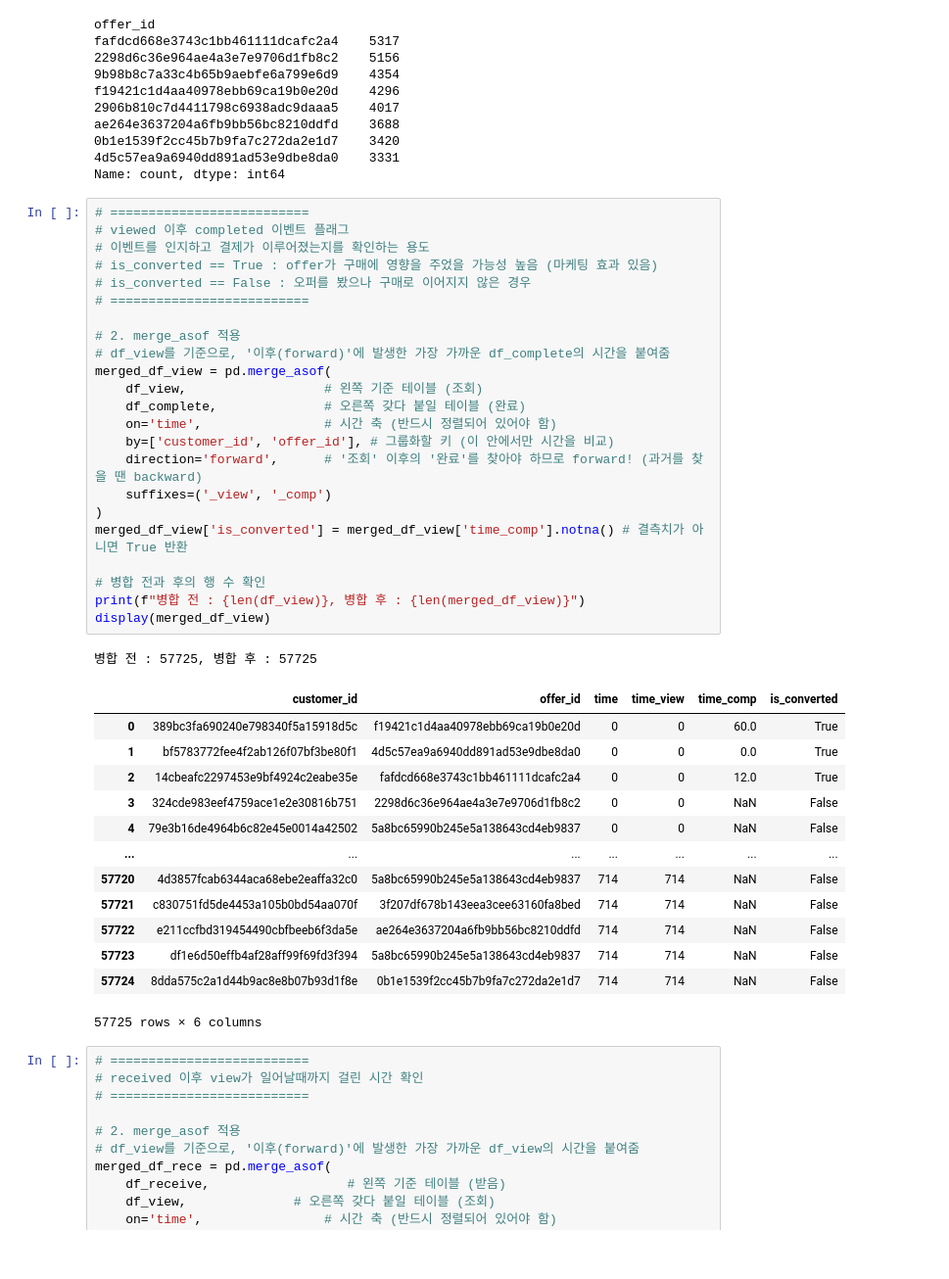
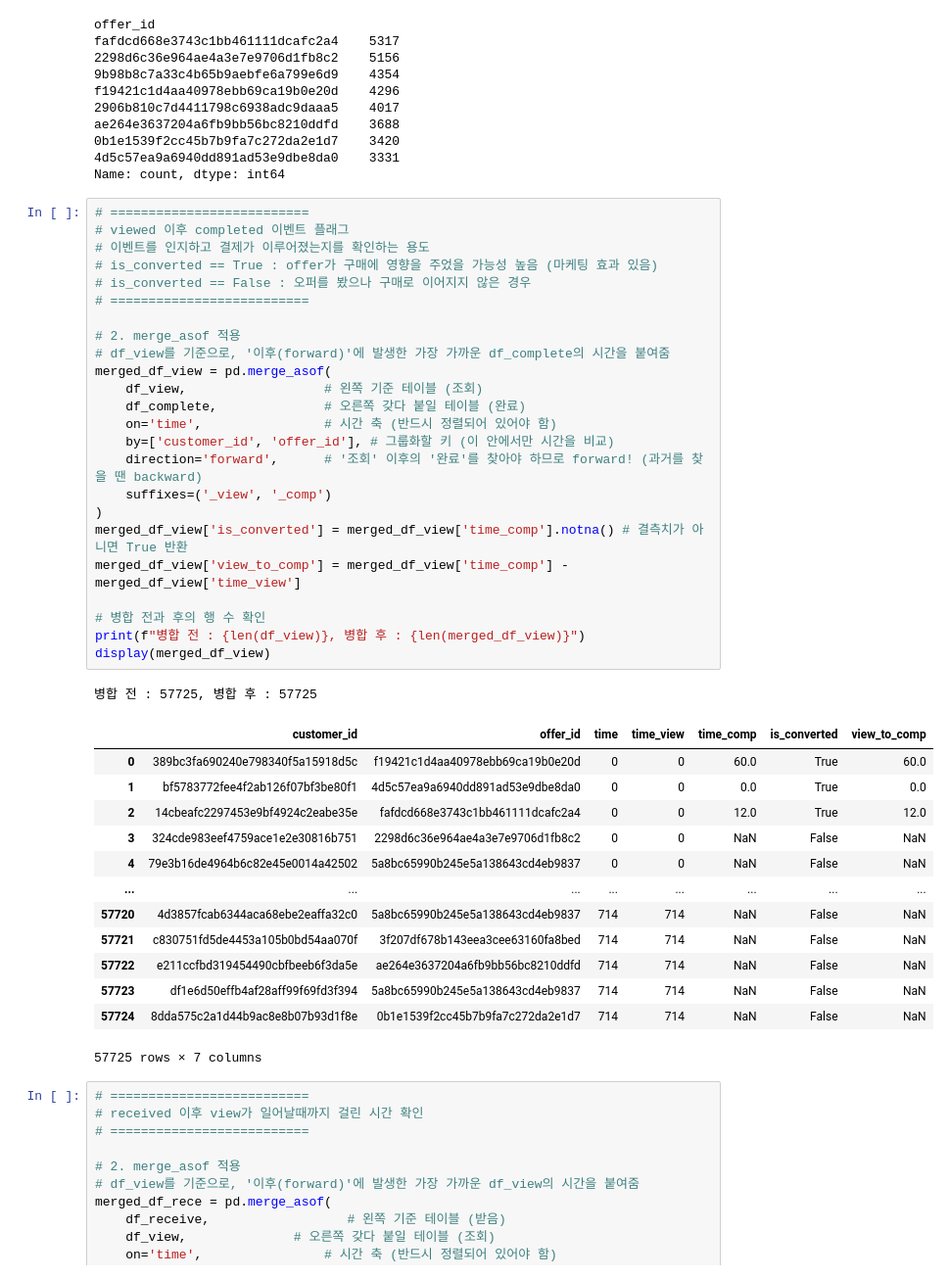
Before and after one commit to rladbstj56/practice_project, a Jupyter notebook: Myun_EDA/eda_myun.ipynb, the cells around one changed output. Shown at 98% size. Cells and saved outputs as stored; diff of their text form.

```diff
--- a/Myun_EDA/eda_myun.ipynb
+++ b/Myun_EDA/eda_myun.ipynb
@@ -158,41 +158,42 @@ Name: count, dtype: int64
 # %%
 # ==========================
 # viewed 이후 completed 이벤트 플래그
 # 이벤트를 인지하고 결제가 이루어졌는지를 확인하는 용도
 # is_converted == True : offer가 구매에 영향을 주었을 가능성 높음 (마케팅 효과 있음)
 # is_converted == False : 오퍼를 봤으나 구매로 이어지지 않은 경우
 # ==========================
 
 # 2. merge_asof 적용
 # df_view를 기준으로, '이후(forward)'에 발생한 가장 가까운 df_complete의 시간을 붙여줌
 merged_df_view = pd.merge_asof(
     df_view,                  # 왼쪽 기준 테이블 (조회)
     df_complete,              # 오른쪽 갖다 붙일 테이블 (완료)
     on='time',                # 시간 축 (반드시 정렬되어 있어야 함)
     by=['customer_id', 'offer_id'], # 그룹화할 키 (이 안에서만 시간을 비교)
     direction='forward',      # '조회' 이후의 '완료'를 찾아야 하므로 forward! (과거를 찾을 땐 backward)
     suffixes=('_view', '_comp')
 )
 merged_df_view['is_converted'] = merged_df_view['time_comp'].notna() # 결측치가 아니면 True 반환
+merged_df_view['view_to_comp'] = merged_df_view['time_comp'] - merged_df_view['time_view']
 
 # 병합 전과 후의 행 수 확인
 print(f"병합 전 : {len(df_view)}, 병합 후 : {len(merged_df_view)}")
 display(merged_df_view)
 # %% [output]
 병합 전 : 57725, 병합 후 : 57725
-|  | customer_id | offer_id | time | time_view | time_comp | is_converted |
-| 0 | 389bc3fa690240e798340f5a15918d5c | f19421c1d4aa40978ebb69ca19b0e20d | 0 | 0 | 60.0 | True |
-| 1 | bf5783772fee4f2ab126f07bf3be80f1 | 4d5c57ea9a6940dd891ad53e9dbe8da0 | 0 | 0 | 0.0 | True |
-| 2 | 14cbeafc2297453e9bf4924c2eabe35e | fafdcd668e3743c1bb461111dcafc2a4 | 0 | 0 | 12.0 | True |
-| 3 | 324cde983eef4759ace1e2e30816b751 | 2298d6c36e964ae4a3e7e9706d1fb8c2 | 0 | 0 | NaN | False |
-| 4 | 79e3b16de4964b6c82e45e0014a42502 | 5a8bc65990b245e5a138643cd4eb9837 | 0 | 0 | NaN | False |
-| ... | ... | ... | ... | ... | ... | ... |
-| 57720 | 4d3857fcab6344aca68ebe2eaffa32c0 | 5a8bc65990b245e5a138643cd4eb9837 | 714 | 714 | NaN | False |
-| 57721 | c830751fd5de4453a105b0bd54aa070f | 3f207df678b143eea3cee63160fa8bed | 714 | 714 | NaN | False |
-| 57722 | e211ccfbd319454490cbfbeeb6f3da5e | ae264e3637204a6fb9bb56bc8210ddfd | 714 | 714 | NaN | False |
-| 57723 | df1e6d50effb4af28aff99f69fd3f394 | 5a8bc65990b245e5a138643cd4eb9837 | 714 | 714 | NaN | False |
-| 57724 | 8dda575c2a1d44b9ac8e8b07b93d1f8e | 0b1e1539f2cc45b7b9fa7c272da2e1d7 | 714 | 714 | NaN | False |
+|  | customer_id | offer_id | time | time_view | time_comp | is_converted | view_to_comp |
+| 0 | 389bc3fa690240e798340f5a15918d5c | f19421c1d4aa40978ebb69ca19b0e20d | 0 | 0 | 60.0 | True | 60.0 |
+| 1 | bf5783772fee4f2ab126f07bf3be80f1 | 4d5c57ea9a6940dd891ad53e9dbe8da0 | 0 | 0 | 0.0 | True | 0.0 |
+| 2 | 14cbeafc2297453e9bf4924c2eabe35e | fafdcd668e3743c1bb461111dcafc2a4 | 0 | 0 | 12.0 | True | 12.0 |
+| 3 | 324cde983eef4759ace1e2e30816b751 | 2298d6c36e964ae4a3e7e9706d1fb8c2 | 0 | 0 | NaN | False | NaN |
+| 4 | 79e3b16de4964b6c82e45e0014a42502 | 5a8bc65990b245e5a138643cd4eb9837 | 0 | 0 | NaN | False | NaN |
+| ... | ... | ... | ... | ... | ... | ... | ... |
+| 57720 | 4d3857fcab6344aca68ebe2eaffa32c0 | 5a8bc65990b245e5a138643cd4eb9837 | 714 | 714 | NaN | False | NaN |
+| 57721 | c830751fd5de4453a105b0bd54aa070f | 3f207df678b143eea3cee63160fa8bed | 714 | 714 | NaN | False | NaN |
+| 57722 | e211ccfbd319454490cbfbeeb6f3da5e | ae264e3637204a6fb9bb56bc8210ddfd | 714 | 714 | NaN | False | NaN |
+| 57723 | df1e6d50effb4af28aff99f69fd3f394 | 5a8bc65990b245e5a138643cd4eb9837 | 714 | 714 | NaN | False | NaN |
+| 57724 | 8dda575c2a1d44b9ac8e8b07b93d1f8e | 0b1e1539f2cc45b7b9fa7c272da2e1d7 | 714 | 714 | NaN | False | NaN |
-57725 rows × 6 columns
+57725 rows × 7 columns
 # %%
 # ==========================
 # received 이후 view가 일어날때까지 걸린 시간 확인
```
Also changed, not shown: parts of 4 cells of this notebook.
